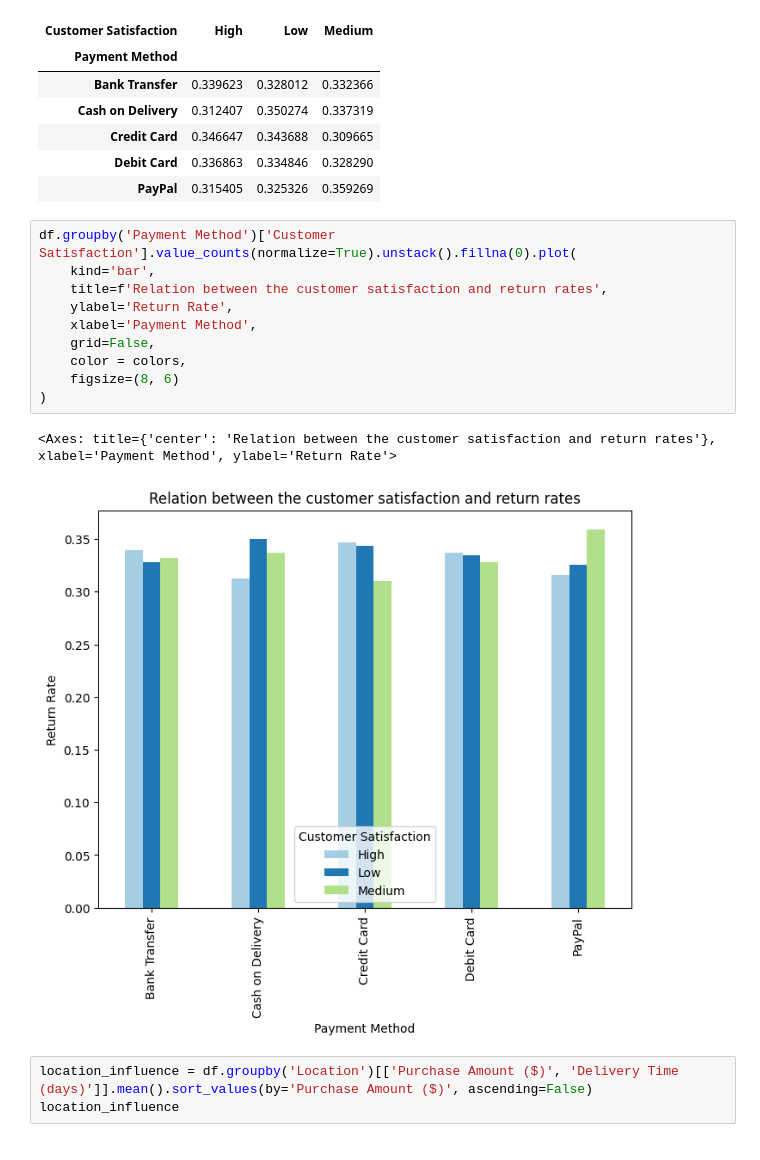
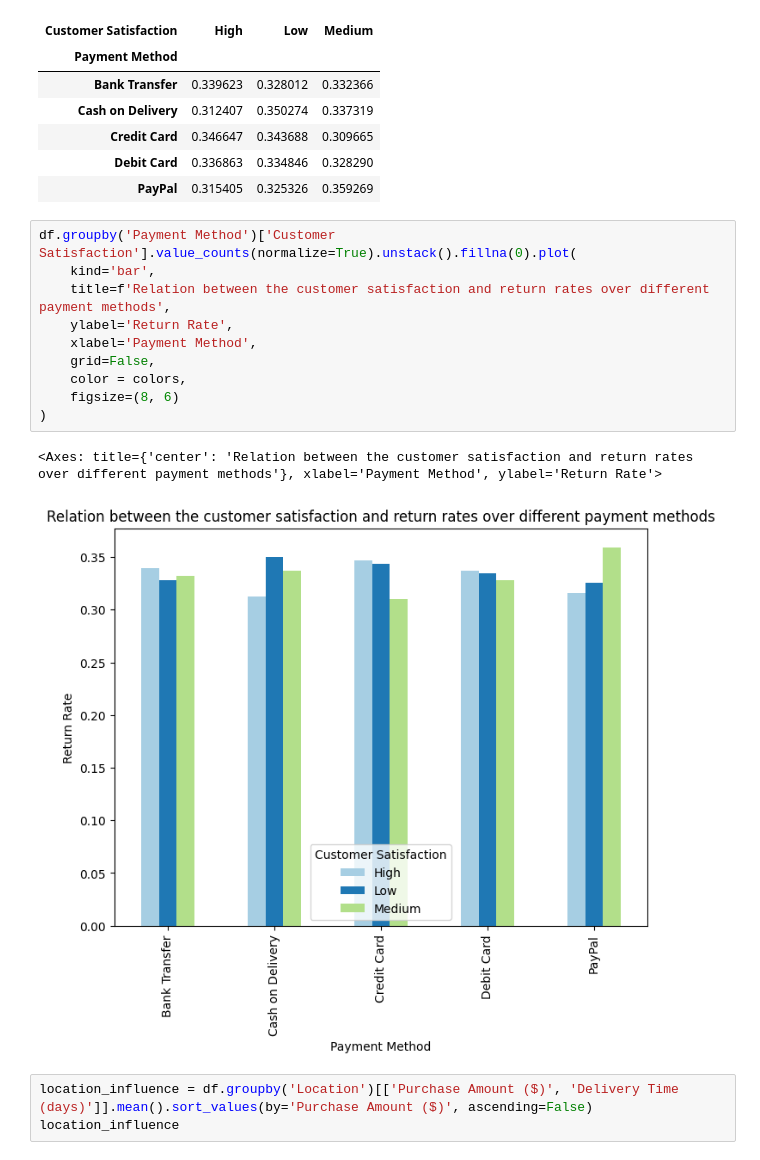
Before and after one commit to Nokibulofficial18/Data-Solution-360, a Jupyter notebook: Python Module/Final Assignment/assignment.ipynb, the cells around one changed output. Cells and saved outputs as stored; diff of their text form.

```diff
--- a/Python Module/Final Assignment/assignment.ipynb
+++ b/Python Module/Final Assignment/assignment.ipynb
@@ -327,16 +337,16 @@ df.groupby('Payment Method')['Customer Satisfaction'].value_counts(normalize=Tru
 # %%
 df.groupby('Payment Method')['Customer Satisfaction'].value_counts(normalize=True).unstack().fillna(0).plot(
     kind='bar',
-    title=f'Relation between the customer satisfaction and return rates',
+    title=f'Relation between the customer satisfaction and return rates over different payment methods',
     ylabel='Return Rate',
     xlabel='Payment Method',
     grid=False,
     color = colors,
     figsize=(8, 6)
 )
 # %% [output]
-<Axes: title={'center': 'Relation between the customer satisfaction and return rates'}, xlabel='Payment Method', ylabel='Return Rate'>
+<Axes: title={'center': 'Relation between the customer satisfaction and return rates over different payment methods'}, xlabel='Payment Method', ylabel='Return Rate'>
-[figure, old version]
+[figure, new version]
 # %%
 location_influence = df.groupby('Location')[['Purchase Amount ($)', 'Delivery Time (days)']].mean().sort_values(by='Purchase Amount ($)', ascending=False)
 location_influence
```
Also changed, not shown: parts of 4 cells of this notebook.
